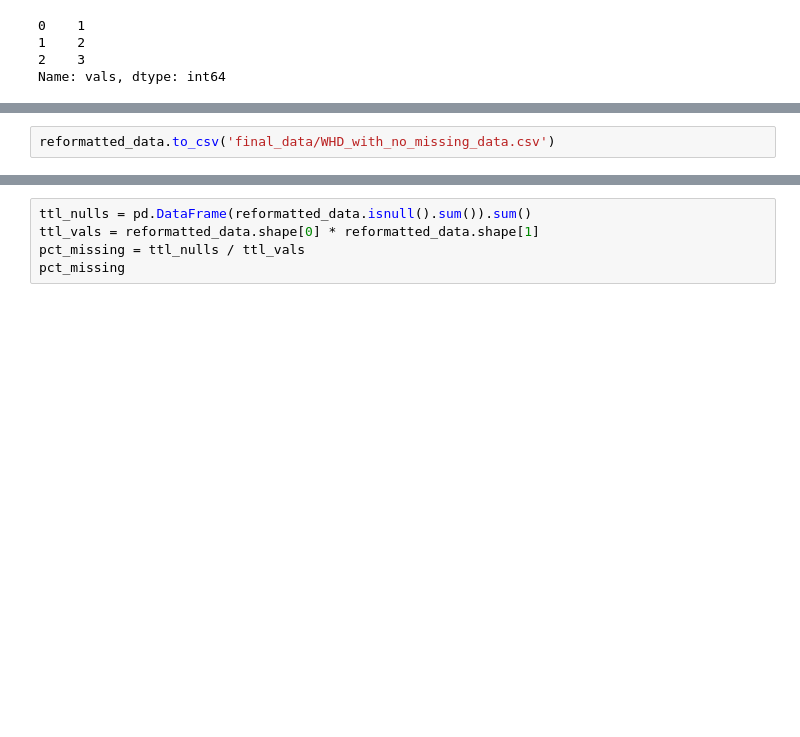
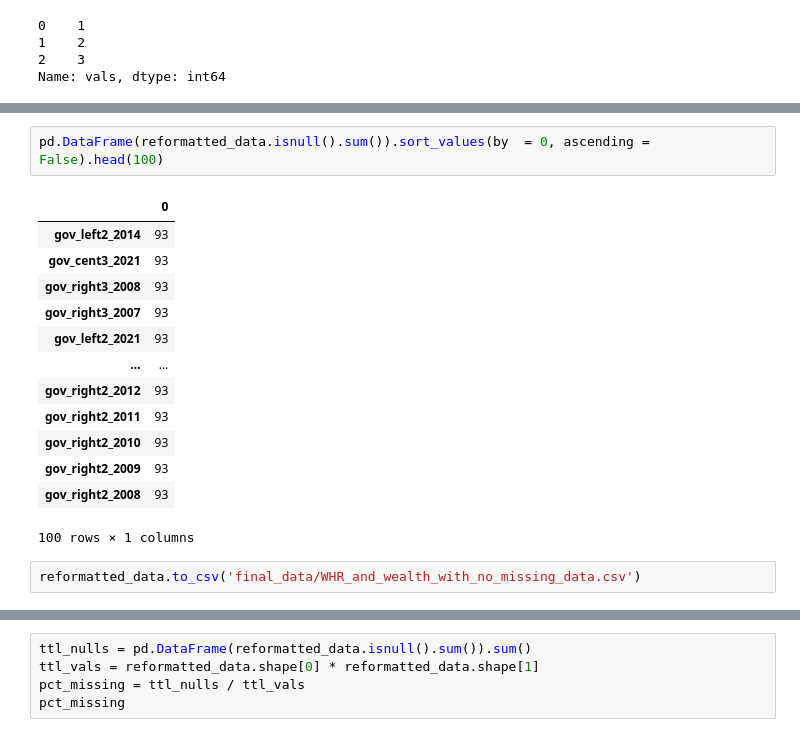
Before and after one commit to AdamKreitz/Medical-Disparity-Causal-Analysis, a Jupyter notebook: src/EDA.ipynb, the cells around one changed output, grey strips where cells are left out. Cells and saved outputs as stored; diff of their text form; blank space fills up the shorter version.

```diff
--- a/src/EDA.ipynb
+++ b/src/EDA.ipynb
@@ -289,3 +384,19 @@ included_years
+# %%
+pd.DataFrame(reformatted_data.isnull().sum()).sort_values(by  = 0, ascending = False).head(100)
+# %% [output]
+|  | 0 |
+| gov_left2_2014 | 93 |
+| gov_cent3_2021 | 93 |
+| gov_right3_2008 | 93 |
+| gov_right3_2007 | 93 |
+| gov_left2_2021 | 93 |
+| ... | ... |
+| gov_right2_2012 | 93 |
+| gov_right2_2011 | 93 |
+| gov_right2_2010 | 93 |
+| gov_right2_2009 | 93 |
+| gov_right2_2008 | 93 |
+100 rows × 1 columns
 # %%
-reformatted_data.to_csv('final_data/WHD_with_no_missing_data.csv')
+reformatted_data.to_csv('final_data/WHR_and_wealth_with_no_missing_data.csv')
 # %%
```
Also changed, not shown: parts of 11 cells of this notebook, 3 other files.
